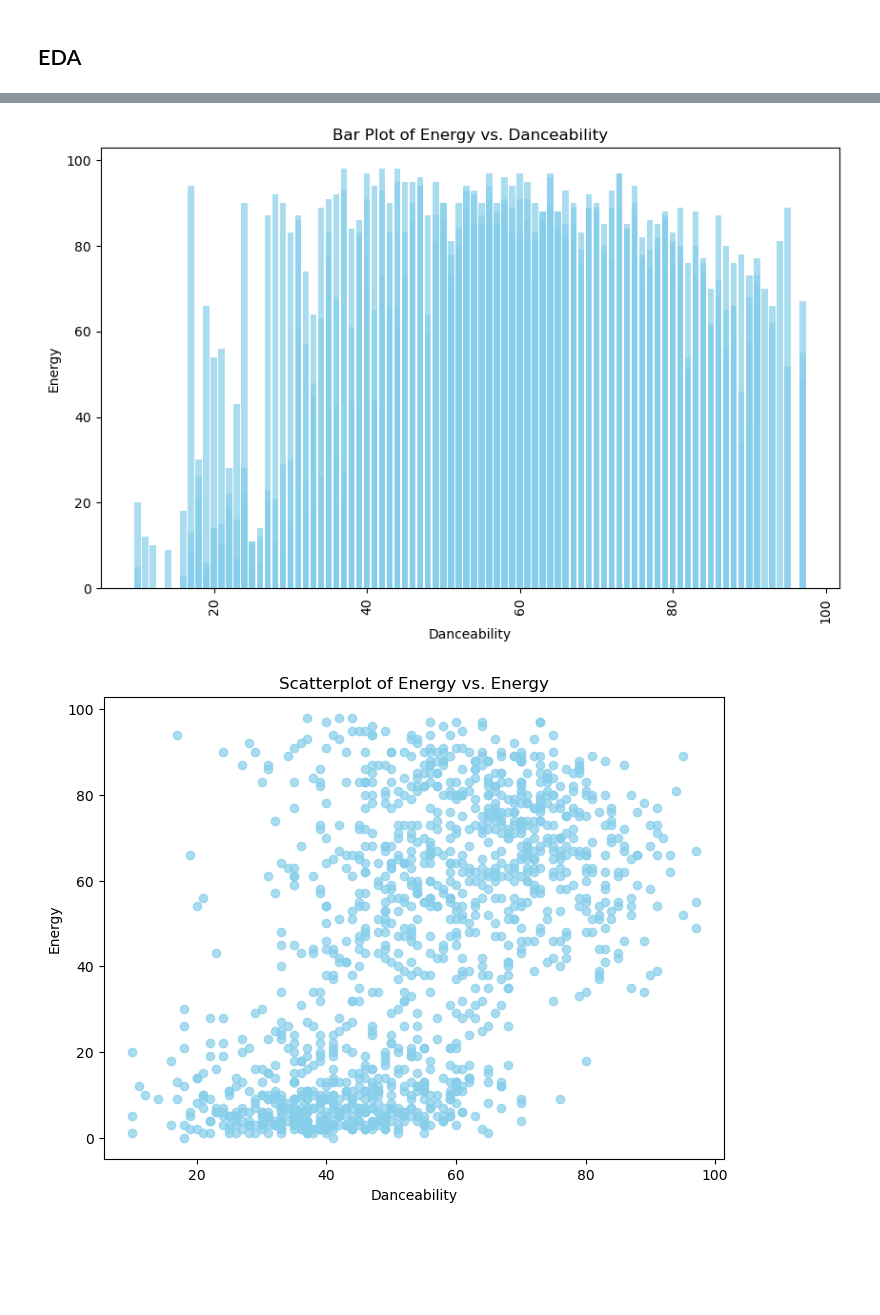
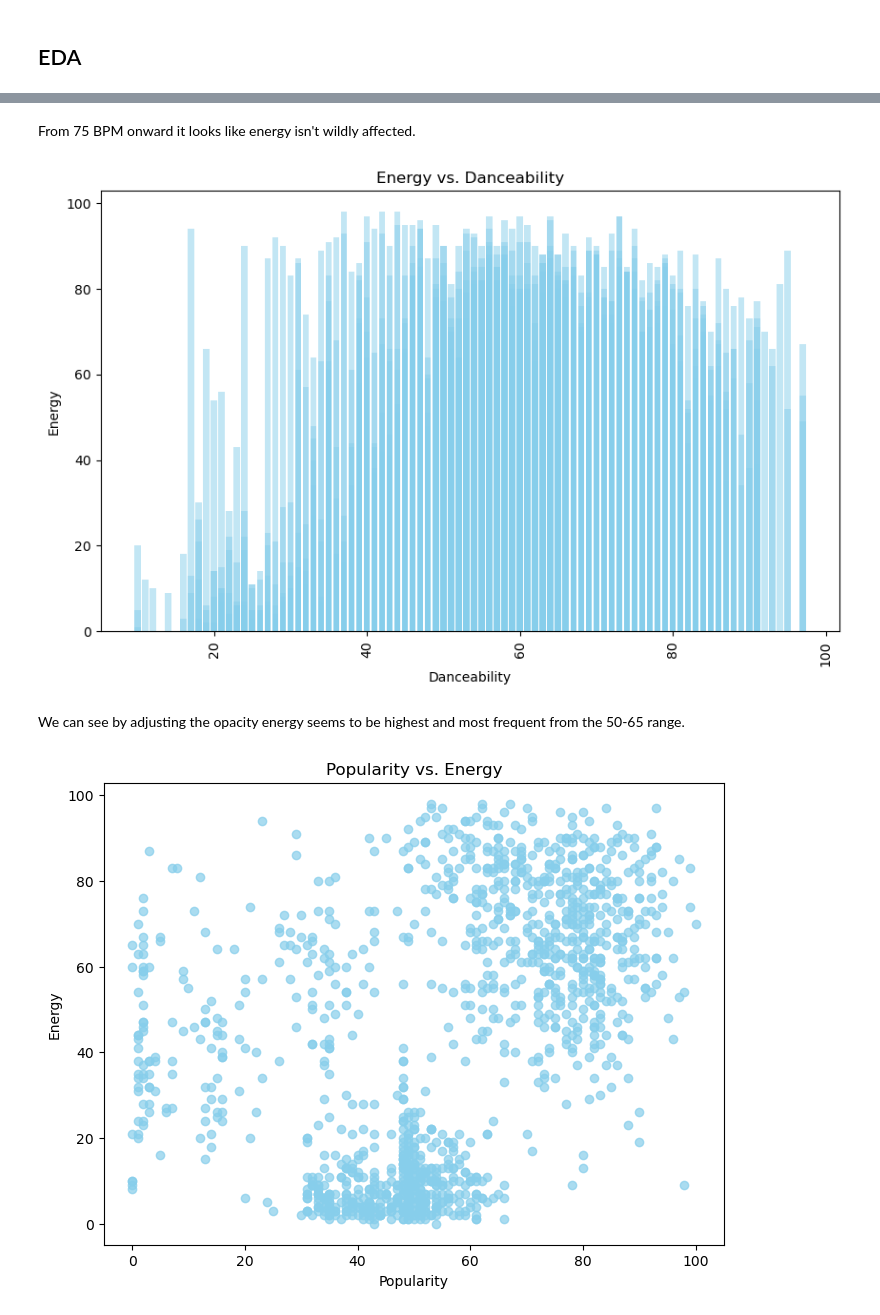
Before and after one commit to robbhuey/Spotify, a Jupyter notebook: 01_Cleaning_and_EDA.ipynb, the cells around one changed output, grey strips where cells are left out. Saved outputs shown, nothing was run; the diff lists cells and outputs as text; code cells hidden in the pictures; blank space fills up the shorter version.

```diff
--- a/01_Cleaning_and_EDA.ipynb
+++ b/01_Cleaning_and_EDA.ipynb
@@ -178,27 +220,3 @@ final = 'final.csv'
 spot.to_csv(final, index = False)
 # %% [markdown]
 ## EDA
-# %%
-energy = spot['energy']
-bpm = spot['bpm']
-
-# Create two subplots for separate histograms
-fig, (ax1, ax2) = plt.subplots(1, 2, figsize=(12, 5))
-
-# Create a histogram for "energy"
-ax1.hist(energy, bins=20, color='skyblue', alpha=0.7)
-ax1.set_xlabel('Energy')
-ax1.set_ylabel('Frequency')
-ax1.set_title('Energy Histogram')
-
-# Create a histogram for "bpm"
-ax2.hist(bpm, bins=20, color='salmon', alpha=0.7)
-ax2.set_xlabel('BPM')
-ax2.set_ylabel('Frequency')
-ax2.set_title('BPM Histogram')
-
-# Adjust spacing between subplots
-plt.tight_layout()
-
-# Show the histograms
-plt.show()
@@ -218,22 +273,28 @@ plt.show()
+# %% [markdown]
+From 75 BPM onward it looks like energy isn't wildly affected.
 # %%
 dance = spot['dance']
 
 # Create a bar plot
 plt.figure(figsize=(10, 6))
-plt.bar(dance, energy, color='skyblue', alpha=0.7)
+plt.bar(dance, energy, color='skyblue', alpha=0.5)
 plt.xlabel('Danceability')
 plt.ylabel('Energy')
-plt.title('Bar Plot of Energy vs. Danceability')
+plt.title('Energy vs. Danceability')
 plt.xticks(rotation=90)  # Rotate x-axis labels for better visibility
 plt.show()
 # %% [output]
-[figure, old version]
+[figure, new version]
+# %% [markdown]
+We can see by adjusting the opacity energy seems to be highest and most frequent from the 50-65 range.
 # %%
+#Creating a scatterplot to see what type of clusters there will be for popularity and energy.
+
 plt.figure(figsize=(8, 6))
-plt.scatter(dance, energy, color='skyblue', alpha=0.7)
-plt.xlabel('Danceability')
+plt.scatter(popularity, energy, color='skyblue', alpha=0.7)
+plt.xlabel('Popularity')
 plt.ylabel('Energy')
-plt.title('Scatterplot of Energy vs. Energy')
+plt.title('Popularity vs. Energy')
 plt.show()
 # %% [output]
-[figure, old version]
+[figure, new version]
```
Also changed, not shown: parts of 33 cells of this notebook, 1 other file.
